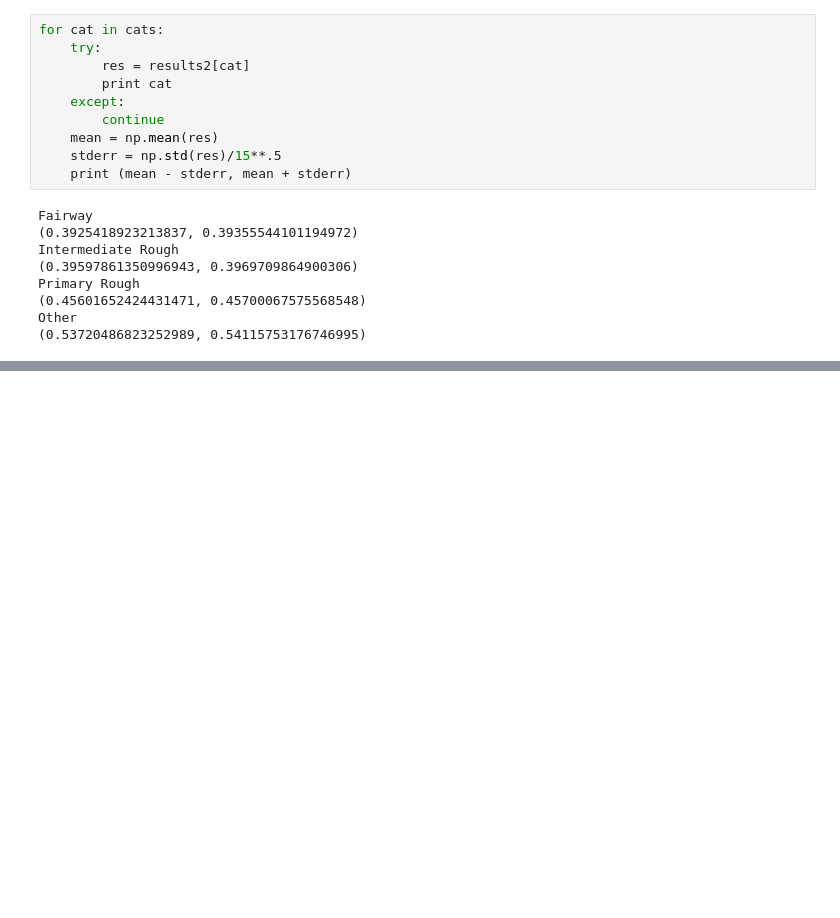
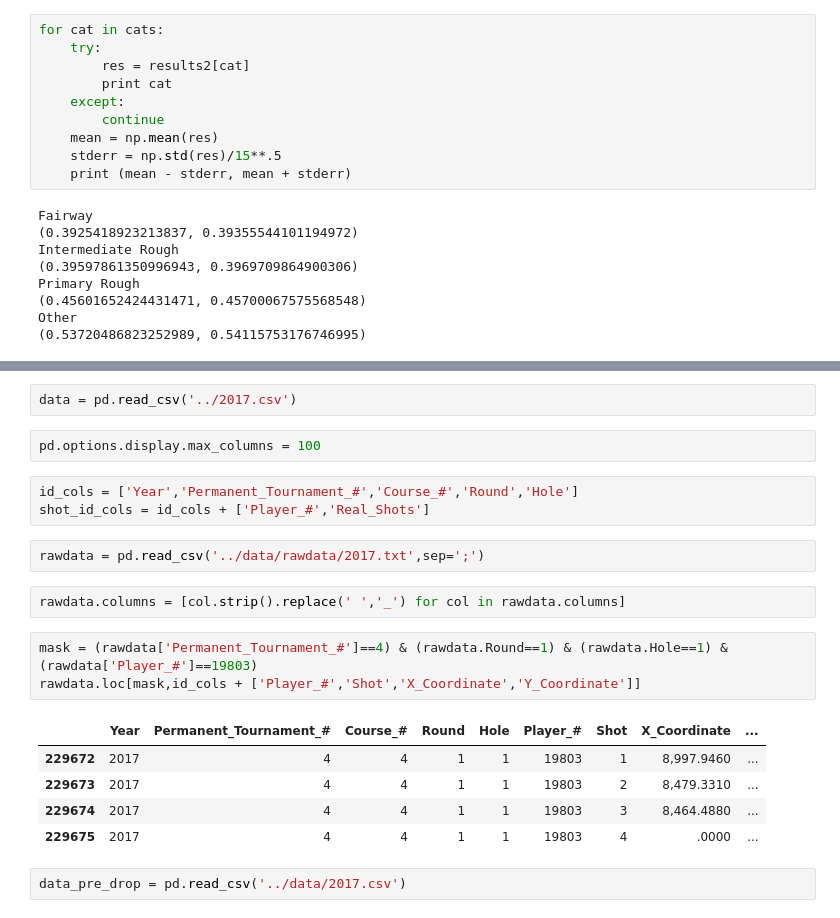
Before and after one commit to adamwlev/StrokesGained2, a Jupyter notebook: Exploration/Untitled7.ipynb, the cells around one changed output, grey strips where cells are left out. Drawn from its saved outputs; the diff is of its cells as text; blank space fills up the shorter version.

```diff
--- a/Exploration/Untitled7.ipynb
+++ b/Exploration/Untitled7.ipynb
@@ -77,0 +125,22 @@ Other
+# %%
+data = pd.read_csv('../2017.csv')
+# %%
+pd.options.display.max_columns = 100
+# %%
+id_cols = ['Year','Permanent_Tournament_#','Course_#','Round','Hole']
+shot_id_cols = id_cols + ['Player_#','Real_Shots']
+# %%
+rawdata = pd.read_csv('../data/rawdata/2017.txt',sep=';')
+# %%
+rawdata.columns = [col.strip().replace(' ','_') for col in rawdata.columns]
+# %%
+mask = (rawdata['Permanent_Tournament_#']==4) & (rawdata.Round==1) & (rawdata.Hole==1) & (rawdata['Player_#']==19803)
+rawdata.loc[mask,id_cols + ['Player_#','Shot','X_Coordinate','Y_Coordinate']]
+# %% [output]
+|  | Year | Permanent_Tournament_# | Course_# | Round | Hole | Player_# | Shot | X_Coordinate | ... |
+| 229672 | 2017 | 4 | 4 | 1 | 1 | 19803 | 1 | 8,997.9460 | ... |
+| 229673 | 2017 | 4 | 4 | 1 | 1 | 19803 | 2 | 8,479.3310 | ... |
+| 229674 | 2017 | 4 | 4 | 1 | 1 | 19803 | 3 | 8,464.4880 | ... |
+| 229675 | 2017 | 4 | 4 | 1 | 1 | 19803 | 4 | .0000 | ... |
+# %%
+data_pre_drop = pd.read_csv('../data/2017.csv')
```
Also changed, not shown: parts of 24 cells of this notebook, 7 other files.
